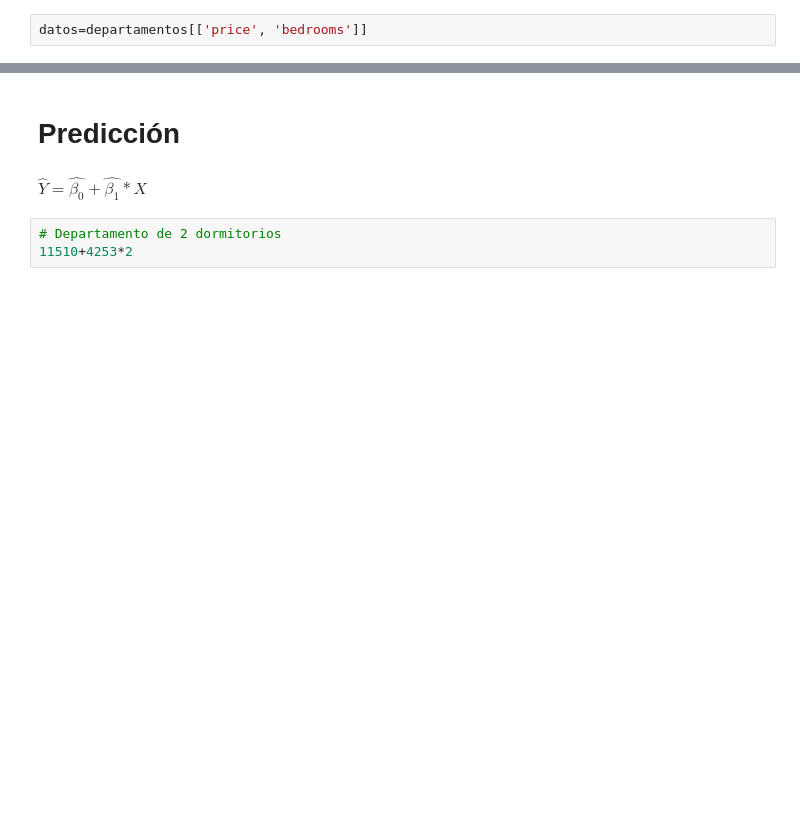
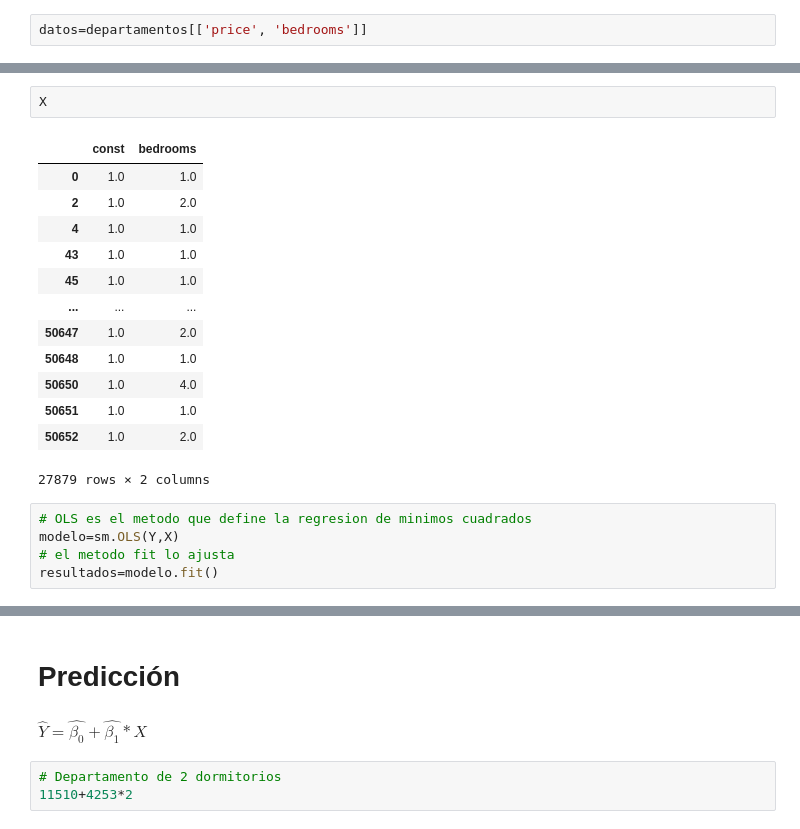
Before and after one commit to rpasquini/metodos_cuantitativos_2021, a Jupyter notebook: OLS_2_Ajuste_Propiedades_Test_de_Hipótesis.ipynb, the cells around one changed output, grey strips where cells are left out. Cells and saved outputs as stored; diff of their text form; blank space fills up the shorter version.

```diff
--- a/OLS_2_Ajuste_Propiedades_Test_de_Hipótesis.ipynb
+++ b/OLS_2_Ajuste_Propiedades_Test_de_Hipótesis.ipynb
@@ -70,0 +115,21 @@ resultados=modelo.fit()
+# %%
+X
+# %% [output]
+|  | const | bedrooms |
+| 0 | 1.0 | 1.0 |
+| 2 | 1.0 | 2.0 |
+| 4 | 1.0 | 1.0 |
+| 43 | 1.0 | 1.0 |
+| 45 | 1.0 | 1.0 |
+| ... | ... | ... |
+| 50647 | 1.0 | 2.0 |
+| 50648 | 1.0 | 1.0 |
+| 50650 | 1.0 | 4.0 |
+| 50651 | 1.0 | 1.0 |
+| 50652 | 1.0 | 2.0 |
+27879 rows × 2 columns
+# %%
+# OLS es el metodo que define la regresion de minimos cuadrados
+modelo=sm.OLS(Y,X)
+# el metodo fit lo ajusta
+resultados=modelo.fit()
```
Also changed, not shown: parts of 22 cells of this notebook.
